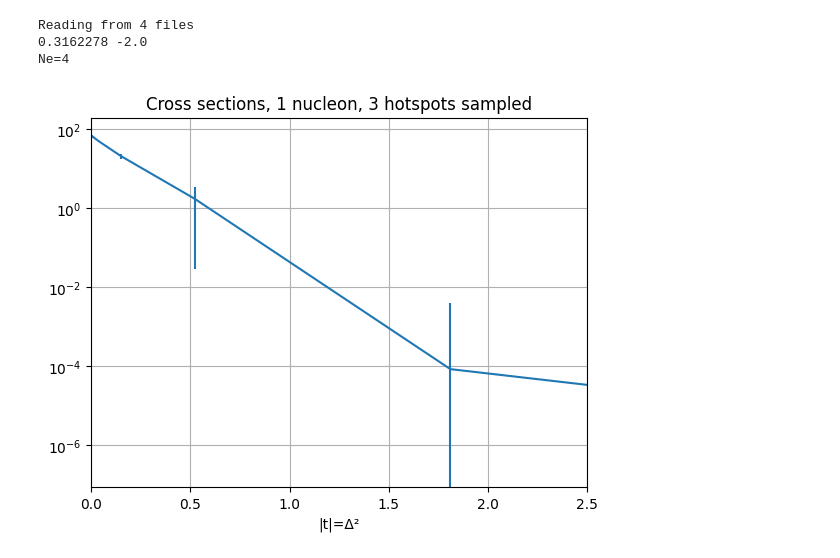
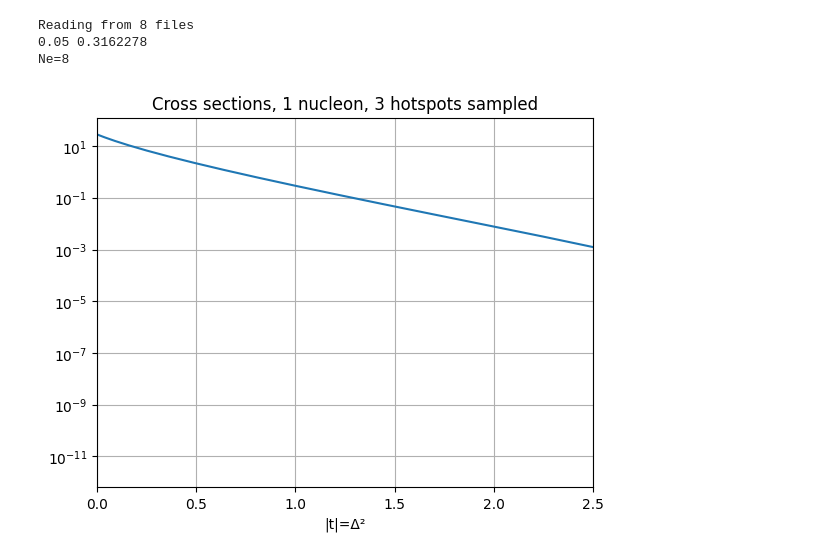
Before and after one commit to yhoffmann/EIC-Dipper, a Jupyter notebook: Analysis/dsigma_dt.ipynb, the cells around one changed output. Cells and saved outputs as stored; diff of their text form; code cells hidden in the pictures.

Commit message:
Lots of stuff now working. Sampling is working and is outputting data with correct factors (for example, sampled coherent only needs to be averaged and then squared). New plot commits as well.

```diff
--- a/Analysis/dsigma_dt.ipynb
+++ b/Analysis/dsigma_dt.ipynb
@@ -113,7 +90,8 @@ def files_with_same_parameters(directory):
     return matching_files
 # %%
 # Define the directory where your files are located
-directory = '../Data/raw/'
+dense_or_dilute = 'dilute/'
+directory = '../Data/raw/' + dense_or_dilute
 
 #set_paramters("../Data/3651184495_Amplitude.dat")
 set_parameters_manually(0.22, 1, 3, 3.0, 0.7, 3.3, 2.9)
@@ -225,24 +203,24 @@ for i in range(len(delta_all[0])): # iterating through the different values of d
     if (q_all[0][i] == q1):
         t_results.append(delta_all[0][i]*delta_all[0][i])
 
-        a_co_real_results_Q1.append( a_co_real_avg*a_co_real_avg*factor*c_TL(q1)*c_TL(q1) )
-        a_co_real_err_results_Q1.append( np.abs( 2.0*a_co_real_avg*a_co_real_stddev*factor*c_TL(q1)*c_TL(q1) ) )
+        a_co_real_results_Q1.append(a_co_real_avg*a_co_real_avg)
+        a_co_real_err_results_Q1.append( np.abs(2.0*a_co_real_avg*a_co_real_stddev) )
 
-        a_co_imag_results_Q1.append( a_co_imag_avg*a_co_imag_avg*factor*c_TL(q1)*c_TL(q1) )
-        a_co_imag_err_results_Q1.append( np.abs( 2.0*a_co_imag_avg*a_co_imag_stddev*factor*c_TL(q1)*c_TL(q1) ) )
+        a_co_imag_results_Q1.append(a_co_imag_avg*a_co_imag_avg)
+        a_co_imag_err_results_Q1.append( np.abs(2.0*a_co_imag_avg*a_co_imag_stddev) )
 
-        a2_inco_results_Q1.append( a2_inco_avg*factor*c_TL(q1)*c_TL(q1) )
-        a2_inco_err_results_Q1.append( a2_inco_stddev*factor*c_TL(q1)*c_TL(q1) )
+        a2_inco_results_Q1.append(a2_inco_avg)
+        a2_inco_err_results_Q1.append(a2_inco_stddev)
 
     else: # if q == q2
-        a_co_real_results_Q2.append( a_co_real_avg*a_co_real_avg*factor*c_TL(q2)*c_TL(q2) )
-        a_co_real_err_results_Q2.append( np.abs( 2.0*a_co_real_avg*a_co_real_stddev*factor*c_TL(q2)*c_TL(q2) ) )
+        a_co_real_results_Q2.append(a_co_real_avg*a_co_real_avg)
+        a_co_real_err_results_Q2.append( np.abs(2.0*a_co_real_avg*a_co_real_stddev) )
 
-        a_co_imag_results_Q2.append( a_co_imag_avg*a_co_imag_avg*factor*c_TL(q2)*c_TL(q2) )
-        a_co_imag_err_results_Q2.append( np.abs( 2.0*a_co_imag_avg*a_co_imag_stddev*factor*c_TL(q2)*c_TL(q2) ) )
+        a_co_imag_results_Q2.append(a_co_imag_avg*a_co_imag_avg)
+        a_co_imag_err_results_Q2.append( np.abs(2.0*a_co_imag_avg*a_co_imag_stddev) )
 
-        a2_inco_results_Q2.append( a2_inco_avg*factor*c_TL(q2)*c_TL(q2) )
-        a2_inco_err_results_Q2.append( a2_inco_stddev*factor*c_TL(q2)*c_TL(q2) )
+        a2_inco_results_Q2.append(a2_inco_avg)
+        a2_inco_err_results_Q2.append(a2_inco_stddev)
 
 cs_results = []
 cs_results_Q1 = []
@@ -276,38 +254,38 @@ cs_results.append(cs_results_Q2)
 
 #for i in range(len(cs_results[0][0])):
 #    print(cs_results[0][0][i], cs_results[0][1][i], cs_results[0][2][i], cs_results[0][3][i])
 
 plt.title("Cross sections, 1 nucleon, 3 hotspots sampled")
 plt.yscale('log')
 plt.xlabel('|t|=Δ²')
 plt.grid()
 plt.xlim(0, 2.5)
-plt.errorbar(cs_results[0][0], cs_results[0][3], yerr=cs_results[0][4])
+plt.errorbar(cs_results[0][0], cs_results[0][3])
 #plt.semilogy(cs_results[0][0], cs_results[0][3])
 plt.show()
 
 out_file = '../Data/dsigmadt_BG_29_m_022_A_1_H_3.dat'
 with open(out_file, 'w') as file:
     file.write(f"#m={m}\n"
                 f"#A={a}\n"
                 f"#NH={nh}\n"
-                f"#rH_sqr={rh_sqr}\n"
-                f"#R_sqr={rp_sqr}\n"
-                f"#RC_sqr={rc_sqr}\n")
+                f"#rH2={rh2}\n"
+                f"#Rp2={rp2}\n"
+                f"#RC2={rc2}\n")
     for i in range( len(cs_results[0][0]) ):
         file.write(f"{cs_results[0][0][i]} {cs_results[0][1][i]} {cs_results[0][2][i]} {cs_results[0][3][i]} {cs_results[0][4][i]} {cs_results[0][5][i]} {cs_results[0][6][i]}\n") # Q1 results
     #file.write("\n\n")
     #for i in range( len(cs_results[1][0]) ):
     #    file.write(f"{cs_results[1][0][i]} {cs_results[1][1][i]} {cs_results[1][2][i]} {cs_results[1][3][i]} {cs_results[1][4][i]} {cs_results[1][5][i]} {cs_results[1][6][i]}\n") # Q2 results
 
 # Write the average data to a new file
 #output_file = '/path/to/your/output/average.txt'
 #with open(output_file, 'w') as file:
 #    for t, average_value in average_dict.items():
 #        file.write(f"{t}, {average_value}\n")
 #print(f"Average data saved to {output_file}")
 # %% [output]
-Reading from 4 files
-0.3162278 -2.0
-Ne=4
+Reading from 8 files
+0.05 0.3162278
+Ne=8
-[figure, old version]
+[figure, new version]
```
Also changed, not shown: parts of 1 cell of this notebook, 14 other files.
